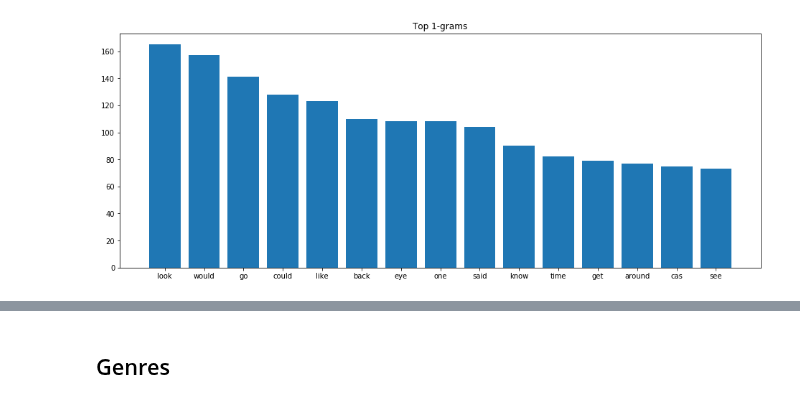
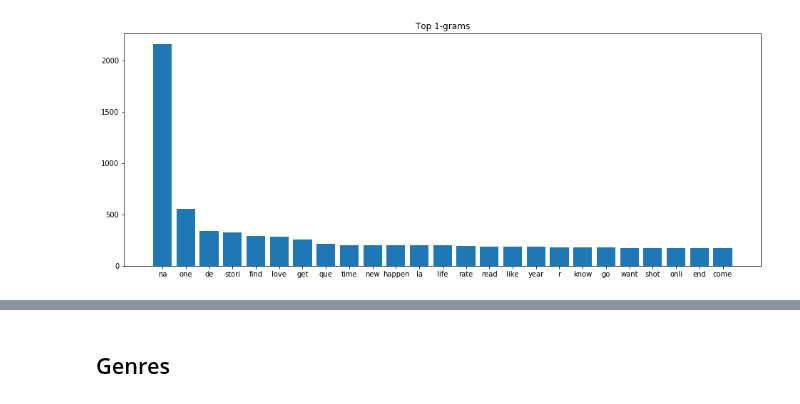
Before and after one commit to lily-tian/fanfictionstatistics, a Jupyter notebook: jupyter_notebooks/story_text_analysis.ipynb, the cells around one changed output, grey strips where cells are left out. Drawn from its saved outputs; the diff is of its cells as text; code cells hidden in the pictures.

Commit message:
Updated data pull

```diff
--- a/jupyter_notebooks/story_text_analysis.ipynb
+++ b/jupyter_notebooks/story_text_analysis.ipynb
@@ -37,6 +106,6 @@ from gensim.models.doc2vec import Doc2Vec, TaggedDocument
 # %%
 # opens cleaned data
-with open ('../data/clean_data/df_story_text', 'rb') as fp:
+with open ('../data/clean_data/df_story', 'rb') as fp:
     df = pickle.load(fp)
 
 # installs corpus
@@ -86,17 +155,16 @@ twogram_vectorizer = CountVectorizer(tokenizer=custom_tokenize,
                                      max_features=50)
 
 # get grams of text
-text_onegram = get_word_count(onegram_vectorizer, df.text)
-text_twogram = get_word_count(twogram_vectorizer, df.text)
+text_onegram = get_word_count(onegram_vectorizer, df.summary)
 # %%
 # get top words
-top_words, top_wc = get_top_words(text_onegram, n_top=15)
+top_words, top_wc = get_top_words(text_onegram, n_top=25)
 
 # plot top words
 fig, ax = plt.subplots(figsize=(16, 6))
 plt.bar(top_words,top_wc)
 plt.xticks(range(len(top_words)),top_words)
 plt.title("Top 1-grams")
 plt.show()
 # %% [output]
-[figure, old version]
+[figure, new version]
```
Also changed, not shown: parts of 14 cells of this notebook, 2 other files.
